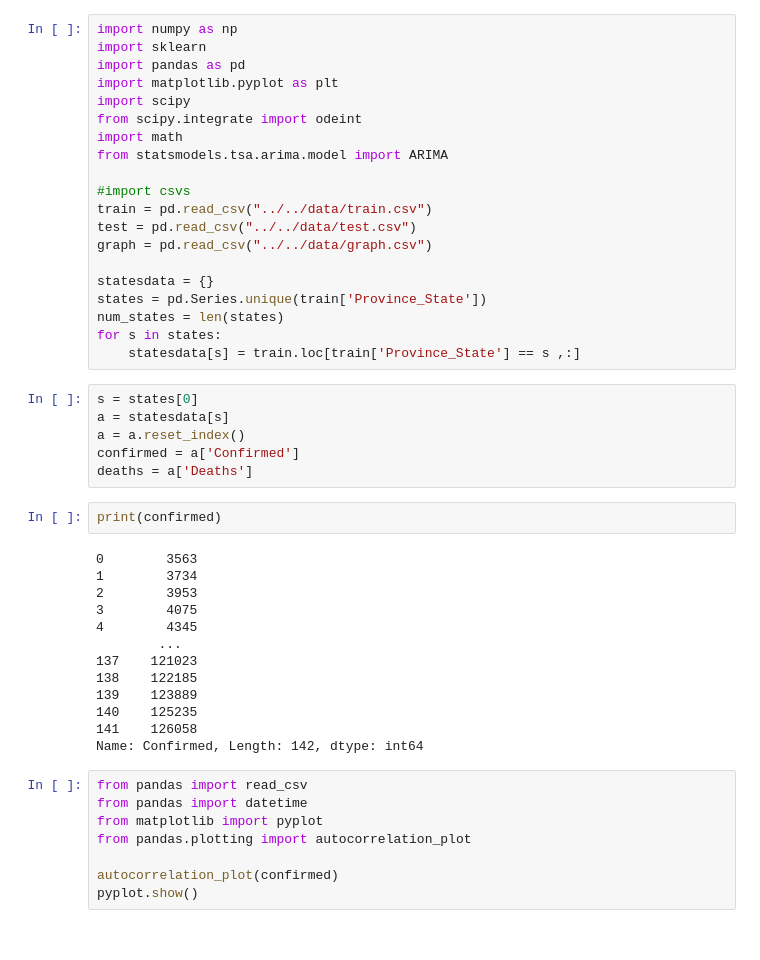
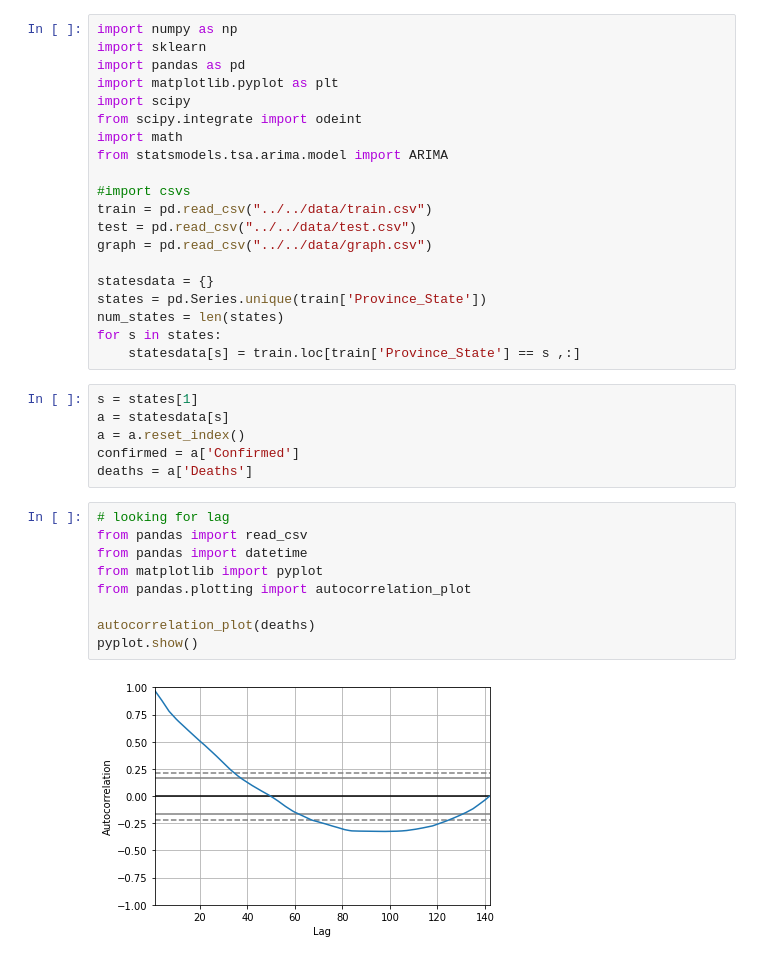
Before and after one commit to KeshavC217/CS145_Team25, a Jupyter notebook: src/ARIMA/DataAnalysis.ipynb, the cells around one changed output. Cells and saved outputs as stored; diff of their text form.

```diff
--- a/src/ARIMA/DataAnalysis.ipynb
+++ b/src/ARIMA/DataAnalysis.ipynb
@@ -19,31 +19,19 @@ num_states = len(states)
 for s in states:
     statesdata[s] = train.loc[train['Province_State'] == s ,:]
 # %%
-s = states[0]
+s = states[1]
 a = statesdata[s]
 a = a.reset_index()
 confirmed = a['Confirmed']
 deaths = a['Deaths']
-# %%
-print(confirmed)
-# %% [output]
-0        3563
-1        3734
-2        3953
-3        4075
-4        4345
-        ...
-137    121023
-138    122185
-139    123889
-140    125235
-141    126058
-Name: Confirmed, Length: 142, dtype: int64
 # %%
+# looking for lag
 from pandas import read_csv
 from pandas import datetime
 from matplotlib import pyplot
 from pandas.plotting import autocorrelation_plot
 
-autocorrelation_plot(confirmed)
+autocorrelation_plot(deaths)
 pyplot.show()
+# %% [output]
+[figure, added]
```
Also changed, not shown: parts of 1 cell of this notebook, 5 other files.
